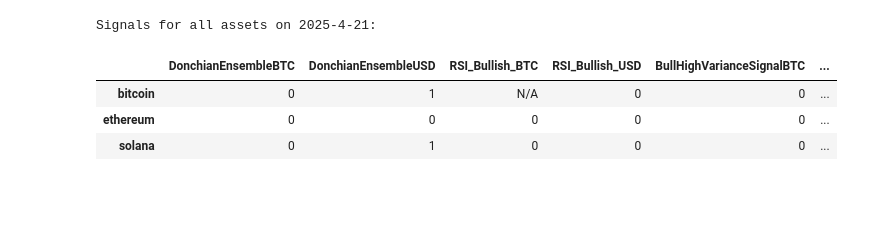
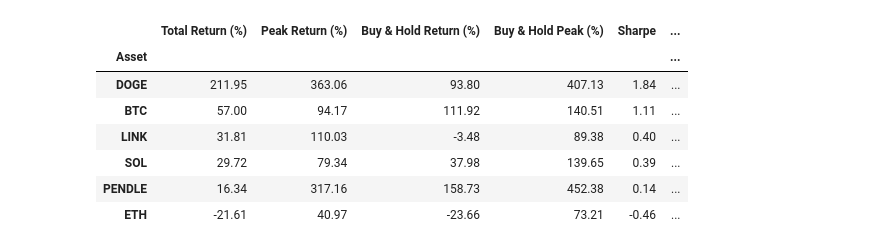
Before and after one commit to GabriellaAM/missioncontrolproject, a Jupyter notebook: soros_test_iv.ipynb, the cells around one changed output. Saved outputs shown, nothing was run; the diff lists cells and outputs as text; code cells hidden in the pictures; blank space fills up the shorter version.

Commit message:
fixes on summary backtest table

```diff
--- a/soros_test_iv.ipynb
+++ b/soros_test_iv.ipynb
@@ -8,7 +8,7 @@ warnings.filterwarnings('ignore')
 
 #assets = carteira_AC
 assets = set(carteira_AC+carteira_HB+carteira_EXC+carteira_LC+others)
-assets=['bitcoin', 'ethereum', 'solana']
+assets=['bitcoin', 'ethereum', 'solana', 'dogecoin', 'chainlink', 'pendle']
 
 analyzer = PortfolioAnalyzer(
     data_dir='/Users/valter.rebelo/MissionControl/data',
@@ -55,23 +149,29 @@ INFO: Completed signal registration for ethereum in 31.84 seconds
 # Select exactly which signals you want to use
 usd_signals = [
 
-    'RSI_Bullish_USD'
+    'DonchianEnsembleUSD',
+    'RSI_Bullish_USD',
+    #'BullRegimeSignalUSD'
 ]
 
 btc_signals = [
-
-    'RSI_Bullish_BTC'
+    #'RSI_Oversold_BTC',
+    #'RSI_Bullish_BTC'
+    #'BullRegimeSignalBTC'
+    #'RSI_Ensemble_Signal_BTC'
 ]
 
-# Run backtest
-results = analyzer.run_signal_backtest(
-    backtest_name="strategy 1",
-    assets=analyzer.get_asset_ids(),
-    start_date='2023-01-01',
-    end_date='2025-4-20',
+
+
+# Run the backtest for all assets at once
+results = analyzer.backtest_assets(
+    asset_ids=assets,
+    start_date="2024-1-1",
+    end_date="2025-12-31",
     initial_capital=10000.0,
+    btc_cost=0.001,  # Lower cost for Bitcoin
+    alt_cost=0.005,  # Higher cost for altcoins
     usd_signals=usd_signals,
     btc_signals=btc_signals,
-    include_metrics=True,
-    plot_results=True
+    use_btc_filter=True
 )
@@ -77,0 +216,12 @@ results = analyzer.run_signal_backtest(
+# %%
+# Filter out assets where buy & hold Sharpe ratio is larger than the strategy's Sharpe ratio
+results['formatted_summary']
+# %% [output]
+|  | Total Return (%) | Peak Return (%) | Buy & Hold Return (%) | Buy & Hold Peak (%) | Sharpe | ... |
+| Asset |  |  |  |  |  | ... |
+| DOGE | 211.95 | 363.06 | 93.80 | 407.13 | 1.84 | ... |
+| BTC | 57.00 | 94.17 | 111.92 | 140.51 | 1.11 | ... |
+| LINK | 31.81 | 110.03 | -3.48 | 89.38 | 0.40 | ... |
+| SOL | 29.72 | 79.34 | 37.98 | 139.65 | 0.39 | ... |
+| PENDLE | 16.34 | 317.16 | 158.73 | 452.38 | 0.14 | ... |
+| ETH | -21.61 | 40.97 | -23.66 | 73.21 | -0.46 | ... |
@@ -404,14 +556,14 @@ def display_all_assets_signals_for_date(analyzer, date_str):
 
     # List of signals to check
     signals_to_check = [
-        'DonchianEnsembleBTC',
+        #'DonchianEnsembleBTC',
         'DonchianEnsembleUSD',
-        'RSI_Bullish_BTC',
+        #'RSI_Bullish_BTC',
         'RSI_Bullish_USD',
-        'BullHighVarianceSignalBTC',
-        'BullHighVarianceSignalUSD',
-        'BullLowVarianceSignalBTC',
-        'BullLowVarianceSignalUSD'
+        #'BullHighVarianceSignalBTC',
+        #'BullHighVarianceSignalUSD',
+        #'BullLowVarianceSignalBTC',
+       # 'BullLowVarianceSignalUSD'
     ]
 
     # Get all asset IDs
@@ -465,12 +617,6 @@ date_to_check = "2025-4-21"   # Change to your desired date
 signals_df = display_all_assets_signals_for_date(analyzer, date_to_check)
 print(f"Signals for all assets on {date_to_check}:")
 display(signals_df.head(60))
-# %% [output]
-Signals for all assets on 2025-4-21:
-|  | DonchianEnsembleBTC | DonchianEnsembleUSD | RSI_Bullish_BTC | RSI_Bullish_USD | BullHighVarianceSignalBTC | ... |
-| bitcoin | 0 | 1 | N/A | 0 | 0 | ... |
-| ethereum | 0 | 0 | 0 | 0 | 0 | ... |
-| solana | 0 | 1 | 0 | 0 | 0 | ... |
 # %%
 def plot_signal_sums_through_time(analyzer, start_date=None, end_date=None, min_market_cap=1000000000, max_market_cap=None):
     """
```
Also changed, not shown: parts of 6 cells of this notebook, 6 other files.
